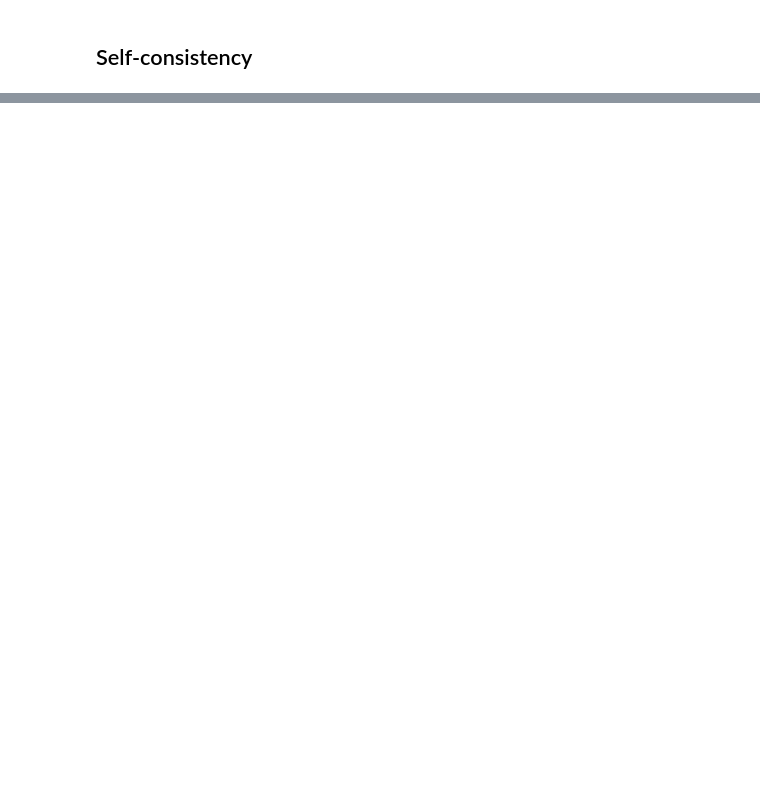
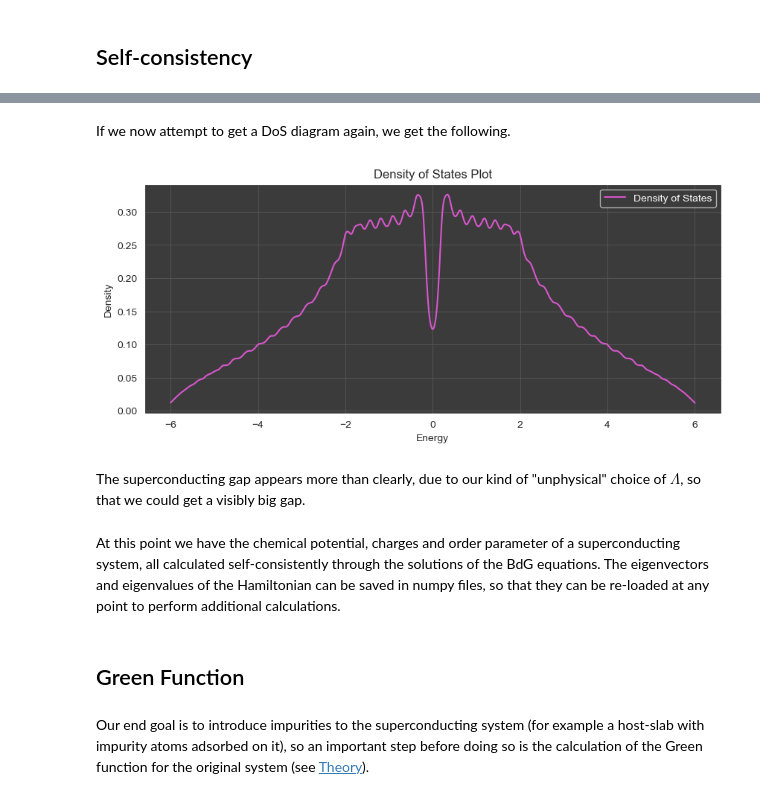
Before and after one commit to srigas/topological_superconductivity, a Jupyter notebook: Documentation.ipynb, the cells around one changed output, grey strips where cells are left out. Cells and saved outputs as stored; diff of their text form; code cells hidden in the pictures; blank space fills up the shorter version.

```diff
--- a/Documentation.ipynb
+++ b/Documentation.ipynb
@@ -567,0 +608,22 @@ KeyboardInterrupt:
+# %% [markdown]
+If we now attempt to get a DoS diagram again, we get the following.
+# %%
+# Get DoS per atom, with a resolution of 1000
+intervals = 1000
+Es, DoS = get_dos(E_vecs, E_vals, intervals, N_b, Γ, N_k)
+
+# Get total DoS by summing over all atoms
+TDoS = DoS.sum(axis=0)
+
+# Plot DoS
+plot_tdos(Es, TDoS)
+# %% [output]
+[figure, added]
+# %% [markdown]
+The superconducting gap appears more than clearly, due to our kind of "unphysical" choice of $\Lambda$, so that we could get a visibly big gap.
+# %% [markdown]
+At this point we have the chemical potential, charges and order parameter of a superconducting system, all calculated self-consistently through the solutions of the BdG equations. The eigenvectors and eigenvalues of the Hamiltonian can be saved in numpy files, so that they can be re-loaded at any point to perform additional calculations.
+# %% [markdown]
+## Green Function
+# %% [markdown]
+Our end goal is to introduce impurities to the superconducting system (for example a host-slab with impurity atoms adsorbed on it), so an important step before doing so is the calculation of the Green function for the original system (see [Theory](#green)).
```
Also changed, not shown: parts of 39 cells of this notebook, 4 other files.
